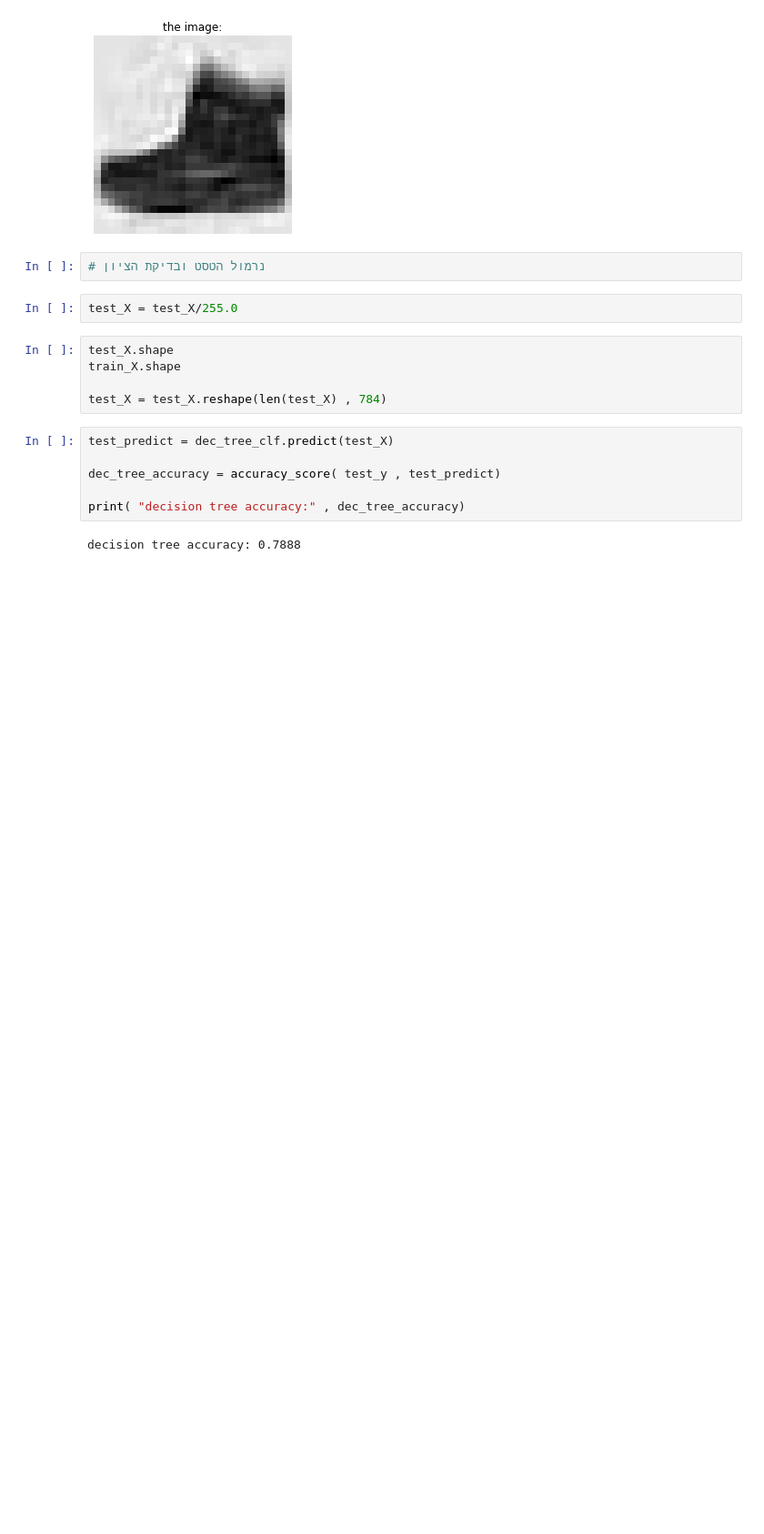
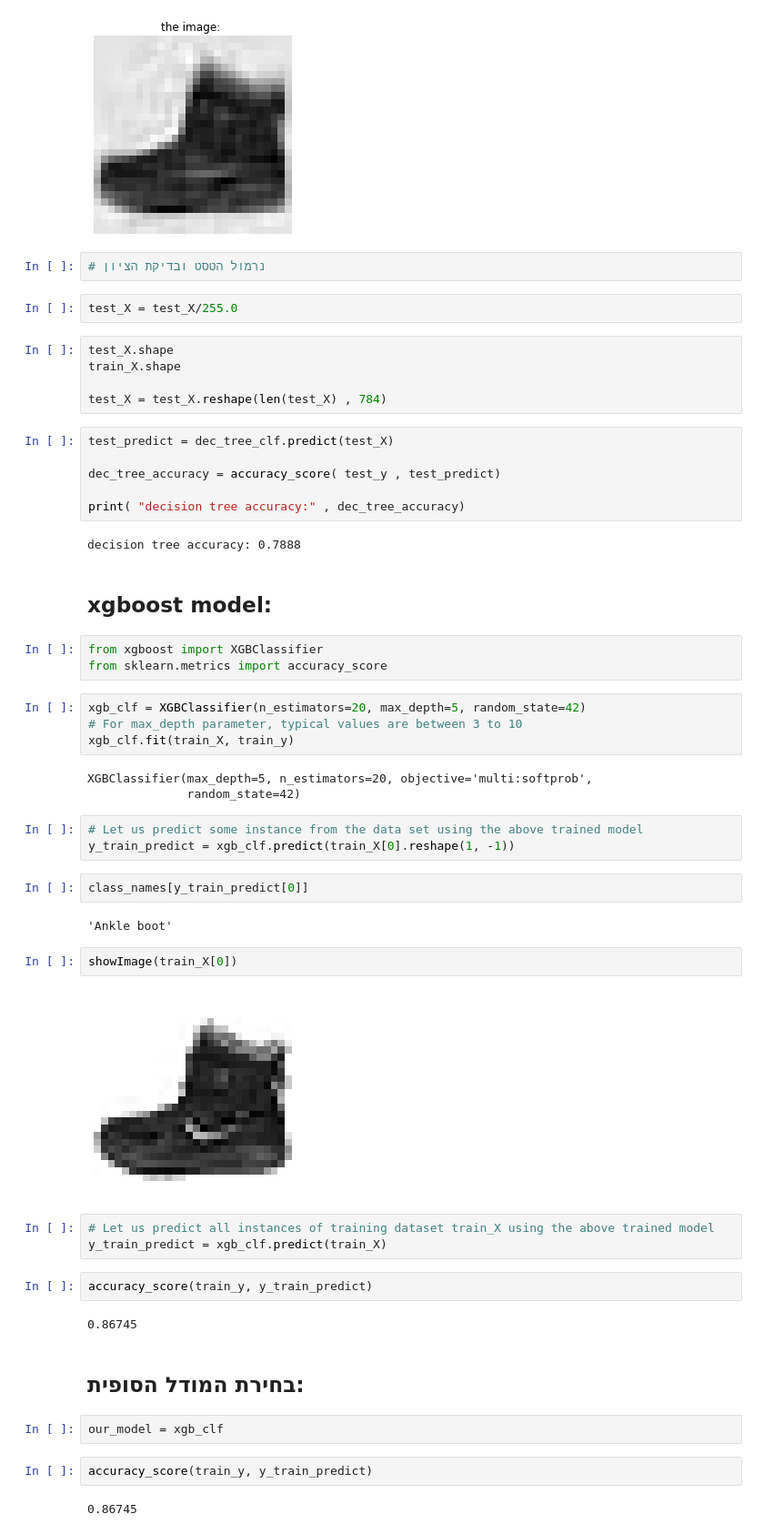
Before and after one commit to AlonMesh/Drawing-analysis-tool, a Jupyter notebook: fasion_mnist model.ipynb, the cells around one changed output. Shown at 91% size. Saved outputs shown, nothing was run; the diff lists cells and outputs as text; blank space fills up the shorter version.

```diff
--- a/fasion_mnist model.ipynb
+++ b/fasion_mnist model.ipynb
@@ -229,3 +229,41 @@ dec_tree_accuracy = accuracy_score( test_y , test_predict)
 print( "decision tree accuracy:" , dec_tree_accuracy)
 # %% [output]
 decision tree accuracy: 0.7888
+# %% [markdown]
+## xgboost model:
+# %%
+from xgboost import XGBClassifier
+from sklearn.metrics import accuracy_score
+# %%
+xgb_clf = XGBClassifier(n_estimators=20, max_depth=5, random_state=42)
+# For max_depth parameter, typical values are between 3 to 10
+xgb_clf.fit(train_X, train_y)
+# %% [output]
+XGBClassifier(max_depth=5, n_estimators=20, objective='multi:softprob',
+              random_state=42)
+# %%
+# Let us predict some instance from the data set using the above trained model
+y_train_predict = xgb_clf.predict(train_X[0].reshape(1, -1))
+# %%
+class_names[y_train_predict[0]]
+# %% [output]
+'Ankle boot'
+# %%
+showImage(train_X[0])
+# %% [output]
+[figure, added]
+# %%
+# Let us predict all instances of training dataset train_X using the above trained model
+y_train_predict = xgb_clf.predict(train_X)
+# %%
+accuracy_score(train_y, y_train_predict)
+# %% [output]
+0.86745
+# %% [markdown]
+## בחירת המודל הסופית:
+# %%
+our_model = xgb_clf
+# %%
+accuracy_score(train_y, y_train_predict)
+# %% [output]
+0.86745
```
Also changed, not shown: parts of 2 cells of this notebook.
